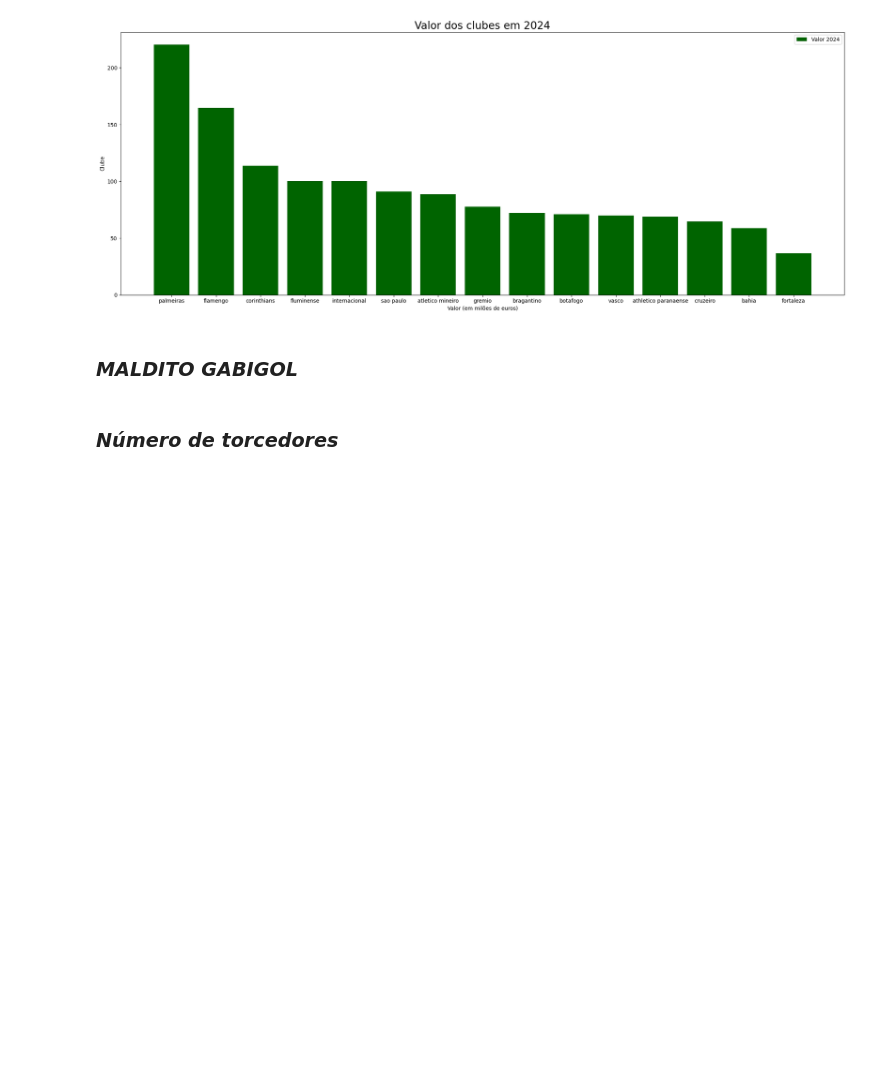
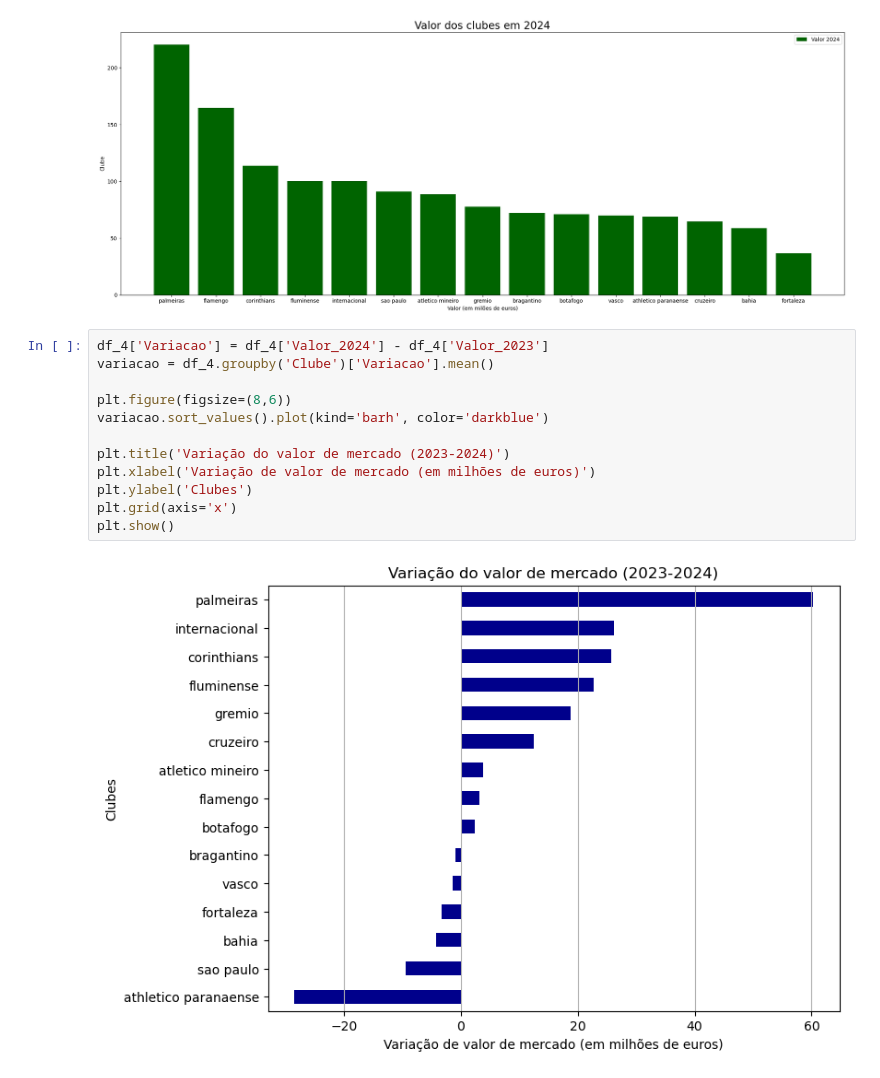
Before and after one commit to AVTBrasil/An-lise-de-Dados-no-Futebol, a Jupyter notebook: Analise_de_dados.ipynb, the cells around one changed output. Cells and saved outputs as stored; diff of their text form; blank space fills up the shorter version.

```diff
--- a/Analise_de_dados.ipynb
+++ b/Analise_de_dados.ipynb
@@ -147,7 +130,17 @@ plt.tight_layout()
 plt.show()
 # %% [output]
 [figure]
-# %% [markdown]
-### *MALDITO GABIGOL* ###
-# %% [markdown]
-### *Número de torcedores* ###
+# %%
+df_4['Variacao'] = df_4['Valor_2024'] - df_4['Valor_2023']
+variacao = df_4.groupby('Clube')['Variacao'].mean()
+
+plt.figure(figsize=(8,6))
+variacao.sort_values().plot(kind='barh', color='darkblue')
+
+plt.title('Variação do valor de mercado (2023-2024)')
+plt.xlabel('Variação de valor de mercado (em milhões de euros)')
+plt.ylabel('Clubes')
+plt.grid(axis='x')
+plt.show()
+# %% [output]
+[figure, added]
```
Also changed, not shown: parts of 1 cell of this notebook.
